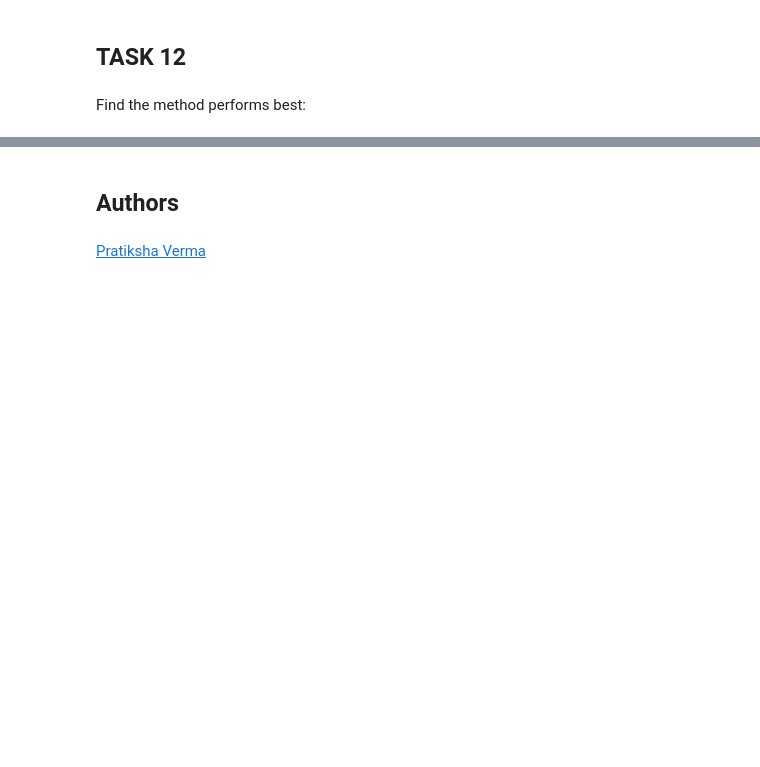
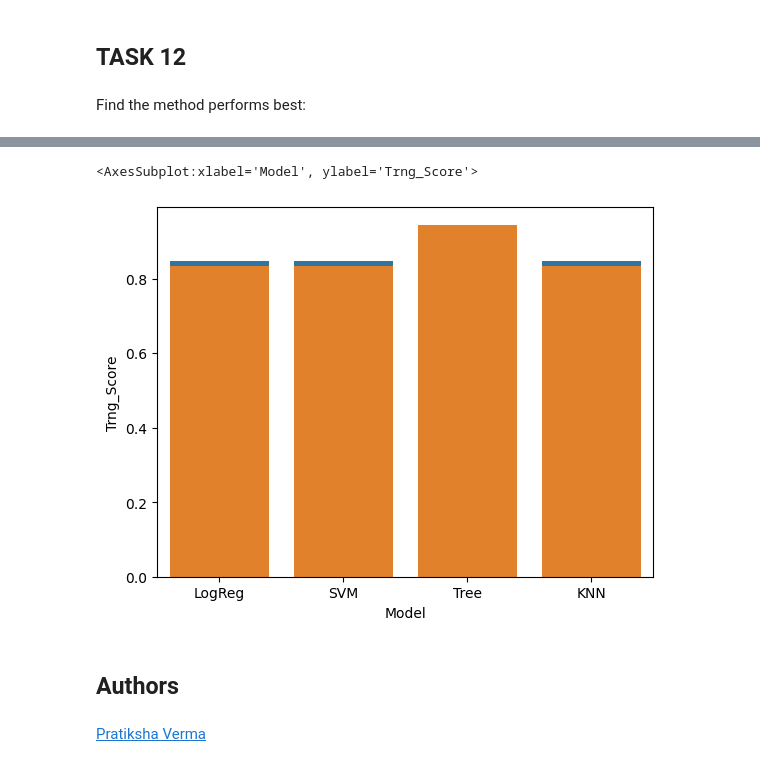
Before and after one commit to TimHolzmann/IBMClass, a Jupyter notebook: jupyter-labs-ML.ipynb, the cells around one changed output, grey strips where cells are left out. Cells and saved outputs as stored; diff of their text form; code cells hidden in the pictures; blank space fills up the shorter version.

```diff
--- a/jupyter-labs-ML.ipynb
+++ b/jupyter-labs-ML.ipynb
@@ -382,3 +378,27 @@ All perform the same
+# %%
+results = pd.DataFrame({"Model": ["LogReg", "SVM", "Tree", "KNN"],
+                        "Trng_Score": [logreg_cv.best_score_, svm_cv.best_score_, tree_cv.best_score_, knn_cv.best_score_],
+                        "Test_Score": [logreg_cv.score(X_test, Y_test),
+                                       svm_cv.score(X_test, Y_test),
+                                       tree_cv.score(X_test, Y_test),
+                                       knn_cv.score(X_test, Y_test)]})
+# Create a figure and a set of subplots
+fig, axs = plt.subplots(1, 2, figsize=(12, 6))
+
+# Plot on the first subplot
+sns.barplot(results, x = "Model", y = "Trng_Score")
+
+# Plot on the second subplot
+sns.scatterplot(x="total_bill", y="tip", hue="smoker", data=plot, ax=axs[1])
+
+# Show the plots
+plt.show()
+train_plt = sns.barplot(results, x = "Model", y = "Trng_Score")
+test_plt = sns.barplot(results, x = "Model", y = "Test_Score")
+test_plt
+# %% [output]
+<AxesSubplot:xlabel='Model', ylabel='Trng_Score'>
+[figure, added]
 # %% [markdown]
 ## Authors
 # %% [markdown]
```
Also changed, not shown: parts of 5 cells of this notebook.
